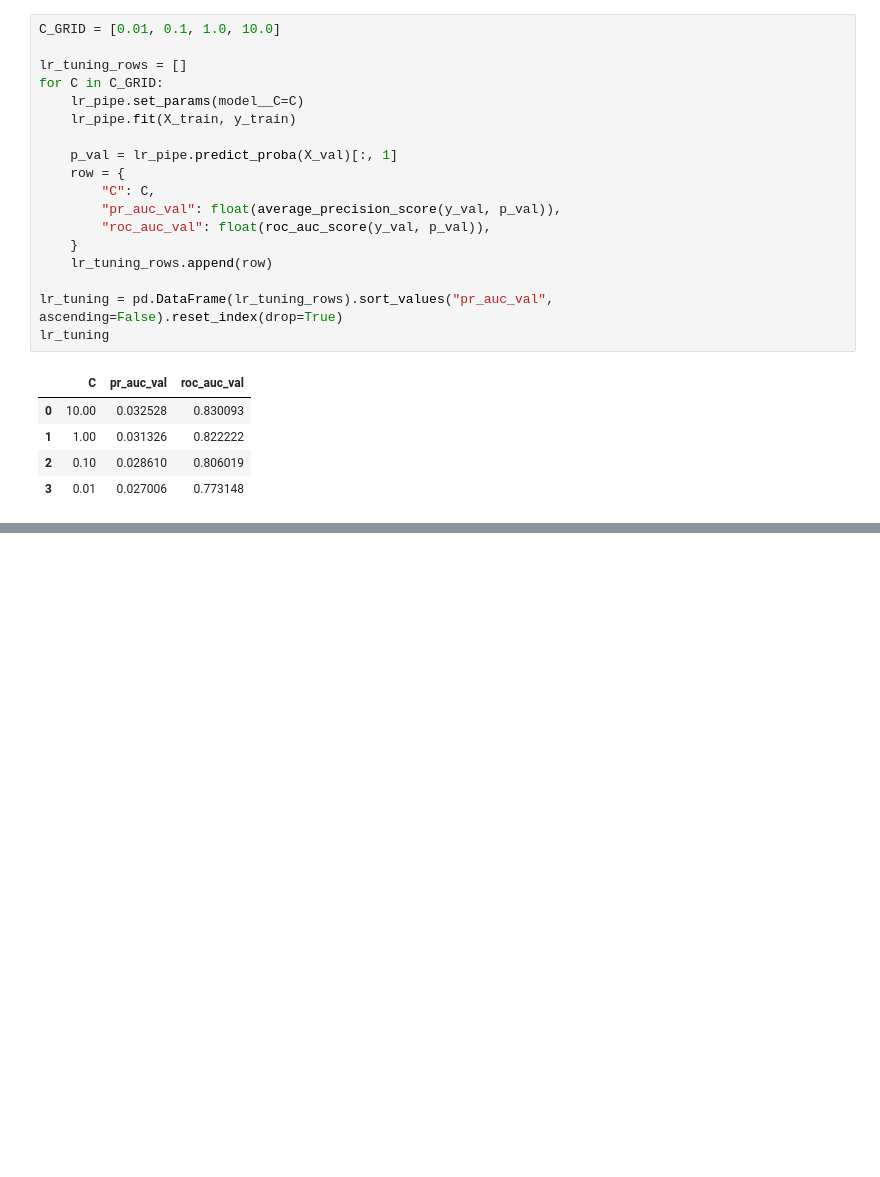
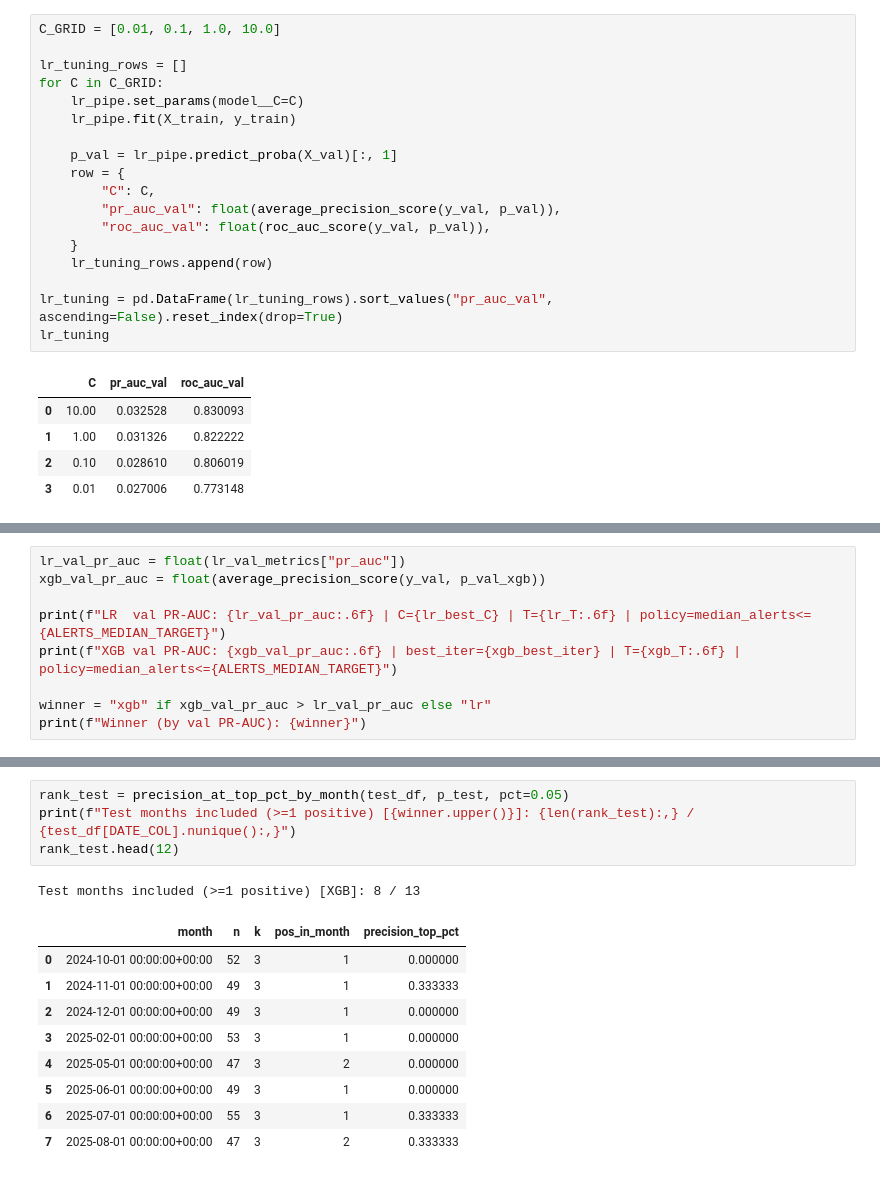
Before and after one commit to Tyainss/artist-lifecycle, a Jupyter notebook: notebooks/breakout/01_model_training.ipynb, the cells around one changed output, grey strips where cells are left out. Drawn from its saved outputs; the diff is of its cells as text; blank space fills up the shorter version.

```diff
--- a/notebooks/breakout/01_model_training.ipynb
+++ b/notebooks/breakout/01_model_training.ipynb
@@ -228,0 +515,9 @@ Val months included (>=1 positive): 4 / 12
+# %%
+lr_val_pr_auc = float(lr_val_metrics["pr_auc"])
+xgb_val_pr_auc = float(average_precision_score(y_val, p_val_xgb))
+
+print(f"LR  val PR-AUC: {lr_val_pr_auc:.6f} | C={lr_best_C} | T={lr_T:.6f} | policy=median_alerts<={ALERTS_MEDIAN_TARGET}")
+print(f"XGB val PR-AUC: {xgb_val_pr_auc:.6f} | best_iter={xgb_best_iter} | T={xgb_T:.6f} | policy=median_alerts<={ALERTS_MEDIAN_TARGET}")
+
+winner = "xgb" if xgb_val_pr_auc > lr_val_pr_auc else "lr"
+print(f"Winner (by val PR-AUC): {winner}")
@@ -228,0 +608,15 @@ Val months included (>=1 positive): 4 / 12
+# %%
+rank_test = precision_at_top_pct_by_month(test_df, p_test, pct=0.05)
+print(f"Test months included (>=1 positive) [{winner.upper()}]: {len(rank_test):,} / {test_df[DATE_COL].nunique():,}")
+rank_test.head(12)
+# %% [output]
+Test months included (>=1 positive) [XGB]: 8 / 13
+|  | month | n | k | pos_in_month | precision_top_pct |
+| 0 | 2024-10-01 00:00:00+00:00 | 52 | 3 | 1 | 0.000000 |
+| 1 | 2024-11-01 00:00:00+00:00 | 49 | 3 | 1 | 0.333333 |
+| 2 | 2024-12-01 00:00:00+00:00 | 49 | 3 | 1 | 0.000000 |
+| 3 | 2025-02-01 00:00:00+00:00 | 53 | 3 | 1 | 0.000000 |
+| 4 | 2025-05-01 00:00:00+00:00 | 47 | 3 | 2 | 0.000000 |
+| 5 | 2025-06-01 00:00:00+00:00 | 49 | 3 | 1 | 0.000000 |
+| 6 | 2025-07-01 00:00:00+00:00 | 55 | 3 | 1 | 0.333333 |
+| 7 | 2025-08-01 00:00:00+00:00 | 47 | 3 | 2 | 0.333333 |
```
Also changed, not shown: parts of 26 cells of this notebook.
